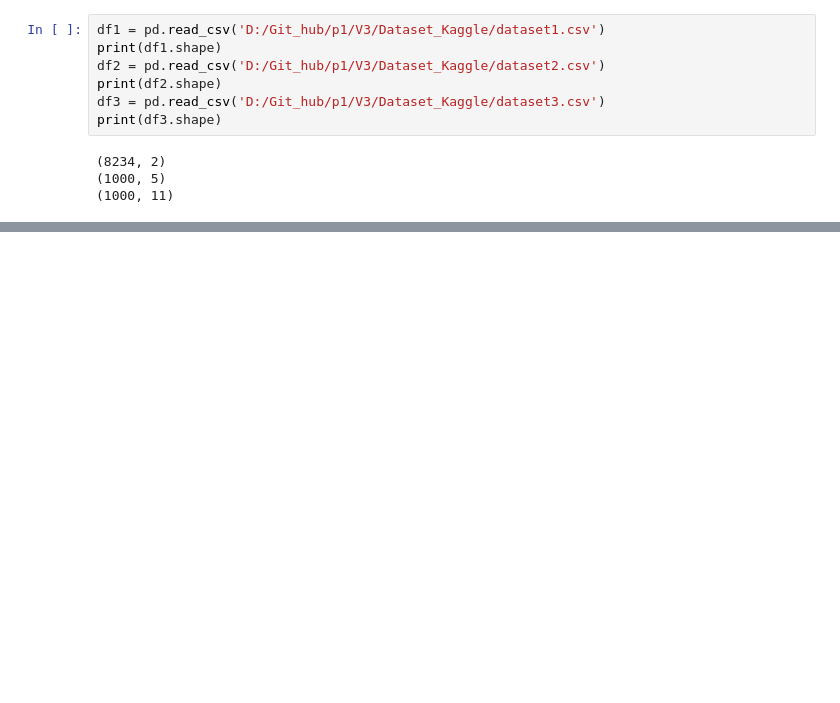
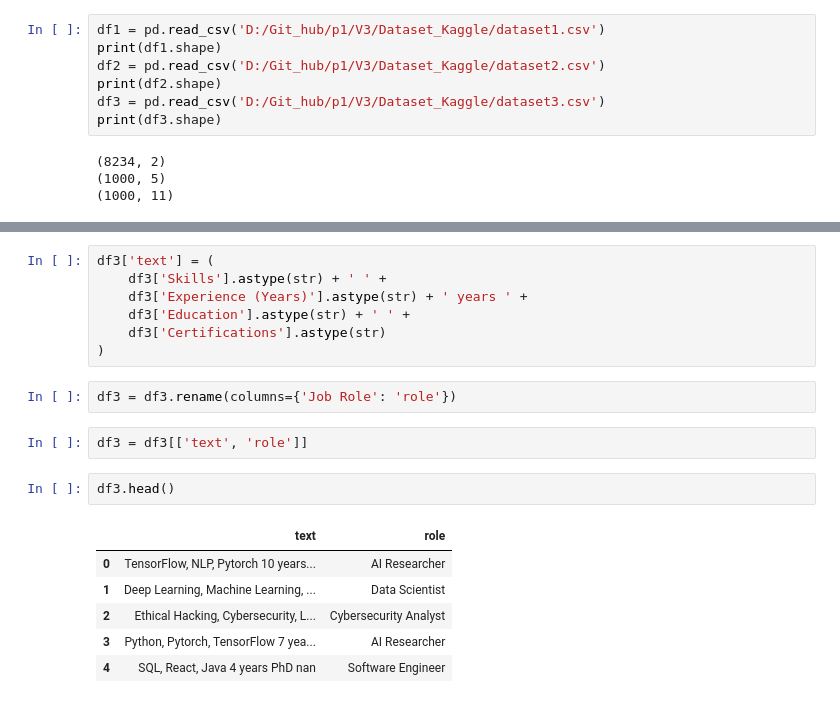
Before and after one commit to Varun-354/ParakhIQ, a Jupyter notebook: V3/preprocessing.ipynb, the cells around one changed output, grey strips where cells are left out. Cells and saved outputs as stored; diff of their text form; blank space fills up the shorter version.

```diff
--- a/V3/preprocessing.ipynb
+++ b/V3/preprocessing.ipynb
@@ -90,0 +236,20 @@ df3.head()
+# %%
+df3['text'] = (
+    df3['Skills'].astype(str) + ' ' +
+    df3['Experience (Years)'].astype(str) + ' years ' +
+    df3['Education'].astype(str) + ' ' +
+    df3['Certifications'].astype(str)
+)
+# %%
+df3 = df3.rename(columns={'Job Role': 'role'})
+# %%
+df3 = df3[['text', 'role']]
+# %%
+df3.head()
+# %% [output]
+|  | text | role |
+| 0 | TensorFlow, NLP, Pytorch 10 years... | AI Researcher |
+| 1 | Deep Learning, Machine Learning, ... | Data Scientist |
+| 2 | Ethical Hacking, Cybersecurity, L... | Cybersecurity Analyst |
+| 3 | Python, Pytorch, TensorFlow 7 yea... | AI Researcher |
+| 4 | SQL, React, Java 4 years PhD nan | Software Engineer |
```
Also changed, not shown: parts of 98 cells of this notebook, 1 other file.
